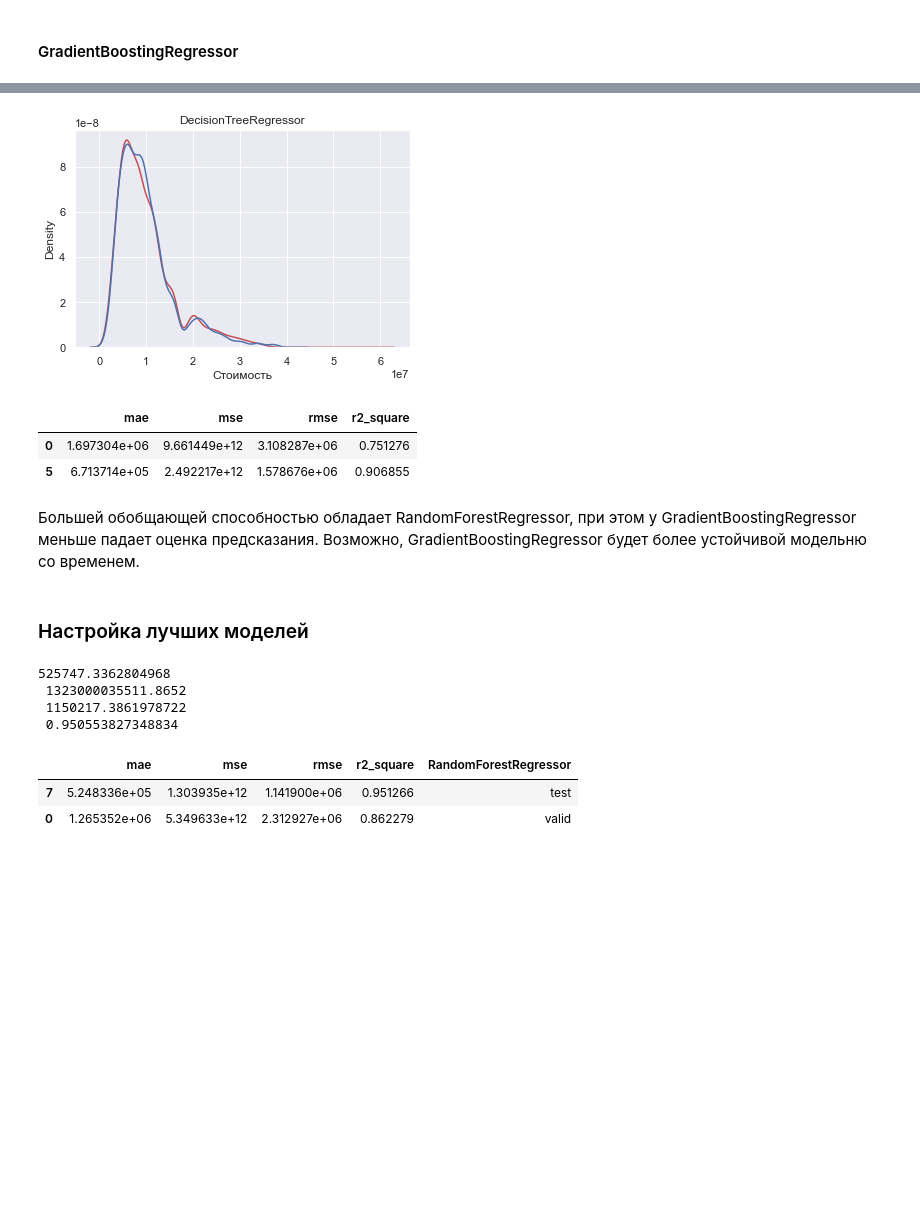
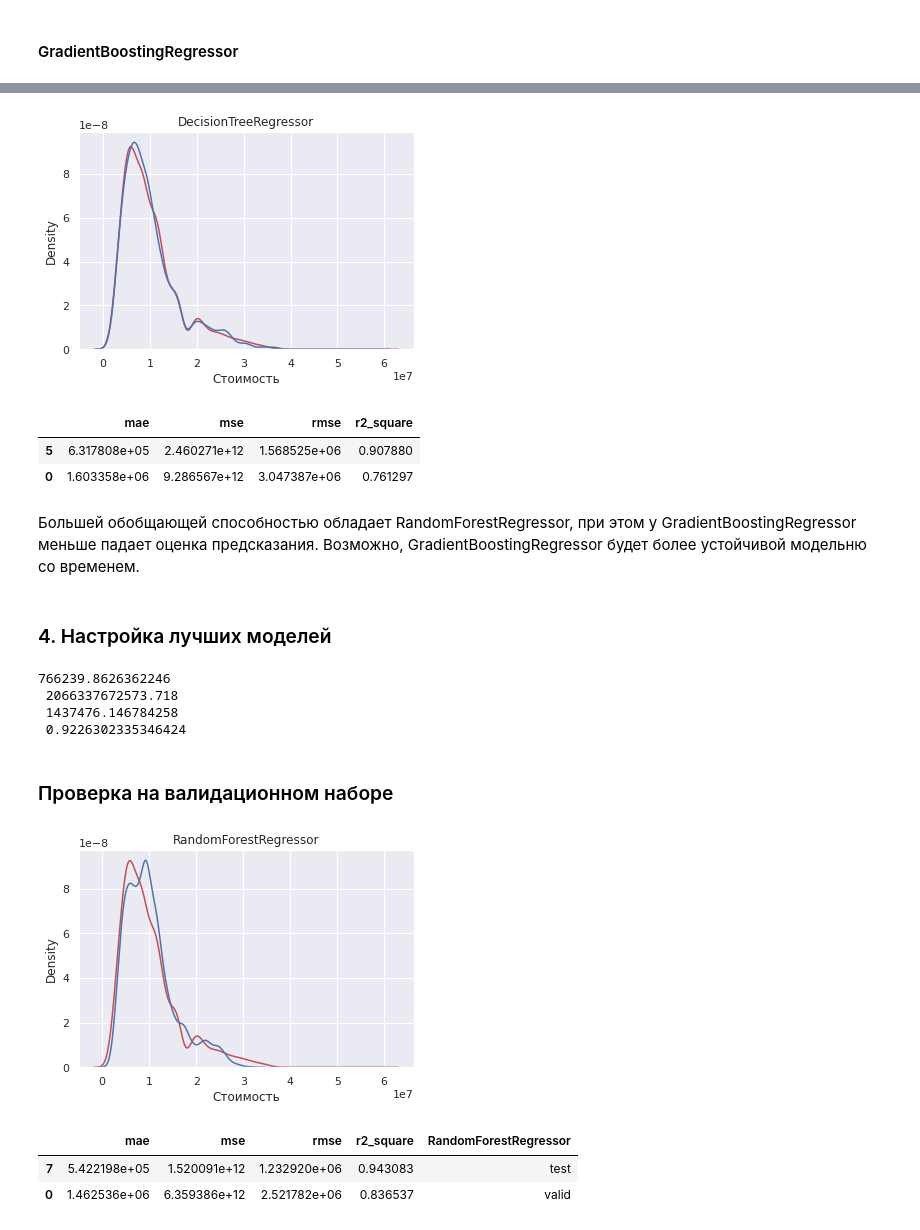
Before and after one commit to aleksanp/cian_prices, a Jupyter notebook: notebooks/2_train_models.ipynb, the cells around one changed output, grey strips where cells are left out. Saved outputs shown, nothing was run; the diff lists cells and outputs as text; code cells hidden in the pictures; blank space fills up the shorter version.

```diff
--- a/notebooks/2_train_models.ipynb
+++ b/notebooks/2_train_models.ipynb
@@ -186,5 +189,5 @@ df_scores
 # %%
 model = RandomForestRegressor
 df_valid_scores = check_model_on_valid(model, X_train_, y_train_, X_valid_, y_valid)
-df_valid_scores.append(df_scores[df_scores.model == model.__name__][df_valid_scores.columns])
+df_scores[df_scores.model == model.__name__][df_valid_scores.columns].append(df_valid_scores)
 # %% [output]
@@ -197,5 +200,5 @@ df_valid_scores.append(df_scores[df_scores.model == model.__name__][df_valid_sco
 # %%
 model = GradientBoostingRegressor
 df_valid_scores = check_model_on_valid(model, X_train_, y_train_, X_valid_, y_valid)
-df_valid_scores.append(df_scores[df_scores.model == model.__name__][df_valid_scores.columns])
+df_scores[df_scores.model == model.__name__][df_valid_scores.columns].append(df_valid_scores)
 # %% [output]
@@ -206,13 +211,13 @@ df_valid_scores.append(df_scores[df_scores.model == model.__name__][df_valid_sco
 # %%
 model = DecisionTreeRegressor
 df_valid_scores = check_model_on_valid(model, X_train_, y_train_, X_valid_, y_valid)
-df_valid_scores.append(df_scores[df_scores.model == model.__name__][df_valid_scores.columns])
+df_scores[df_scores.model == model.__name__][df_valid_scores.columns].append(df_valid_scores)
 # %% [output]
-[figure, old version]
+[figure, new version]
 |  | mae | mse | rmse | r2_square |
-| 0 | 1.697304e+06 | 9.661449e+12 | 3.108287e+06 | 0.751276 |
-| 5 | 6.713714e+05 | 2.492217e+12 | 1.578676e+06 | 0.906855 |
+| 5 | 6.317808e+05 | 2.460271e+12 | 1.568525e+06 | 0.907880 |
+| 0 | 1.603358e+06 | 9.286567e+12 | 3.047387e+06 | 0.761297 |
 # %% [markdown]
 Большей обобщающей способностью обладает RandomForestRegressor, при этом у GradientBoostingRegressor меньше падает оценка предсказания. Возможно, GradientBoostingRegressor будет более устойчивой модельню со временем.
 # %% [markdown]
-### Настройка лучших моделей
+### 4. Настройка лучших моделей
@@ -223,11 +226,11 @@ from sklearn.model_selection import GridSearchCV
 
 estimator = RandomForestRegressor(n_jobs=-1)
 param_grid = {
-    "n_estimators": [100, 210],
-#     "min_samples_leaf": [2, 4, 8],
-#     "max_features": ["sqrt"],
-#     "min_samples_split" : [2, 6, 12],
-#     "max_depth": [5, 10, 17],
+    "n_estimators": [50, 100, 150, 200],
+    "min_samples_leaf": [2, 4, 8],
+    "max_features": ["sqrt"],
+    "min_samples_split" : [2, 6, 12],
+    "max_depth": [5, 10, 15],
     }
 
 grid = GridSearchCV(estimator, param_grid, n_jobs=-1)
@@ -242,22 +245,31 @@ print(
     metrics.r2_score(y_test_, y_pred)
 )
 # %% [output]
-525747.3362804968
- 1323000035511.8652
- 1150217.3861978722
- 0.950553827348834
+766239.8626362246
+ 2066337672573.718
+ 1437476.146784258
+ 0.9226302335346424
+# %% [markdown]
+### Проверка на валидационном наборе
 # %%
 y_pred = grid.best_estimator_.predict(X_valid_)
 y_true = y_valid
 
 df_valid_scores = pd.DataFrame(np.reshape(evaluate(y_true, y_pred), (1, -1)),
                            columns=['mae','mse','rmse','r2_square'])
 model_name = 'RandomForestRegressor'
 df_test_scores = df_scores[df_scores.model == model_name][df_valid_scores.columns]
 df_test_scores = df_test_scores.append(df_valid_scores)
 df_test_scores[model_name] = ['test', 'valid']
+
+ax = sns.kdeplot(x=y_true, color='r', label='Actual value')
+sns.kdeplot(x=y_pred, color='b', label='Predicted value', ax=ax)
+ax.set(title=model_name)
+plt.show()
+
 df_test_scores
 # %% [output]
+[figure, added]
 |  | mae | mse | rmse | r2_square | RandomForestRegressor |
-| 7 | 5.248336e+05 | 1.303935e+12 | 1.141900e+06 | 0.951266 | test |
-| 0 | 1.265352e+06 | 5.349633e+12 | 2.312927e+06 | 0.862279 | valid |
+| 7 | 5.422198e+05 | 1.520091e+12 | 1.232920e+06 | 0.943083 | test |
+| 0 | 1.462536e+06 | 6.359386e+12 | 2.521782e+06 | 0.836537 | valid |
```
Also changed, not shown: parts of 26 cells of this notebook, 4 other files.
